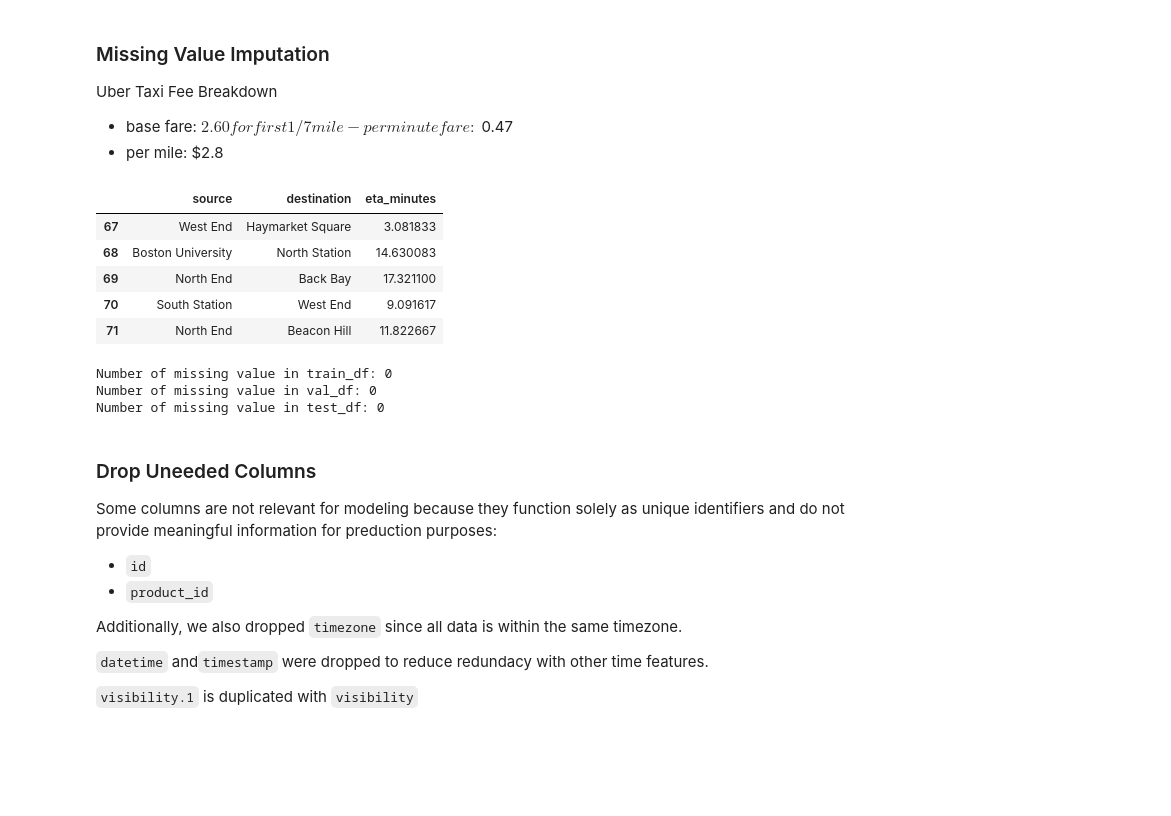
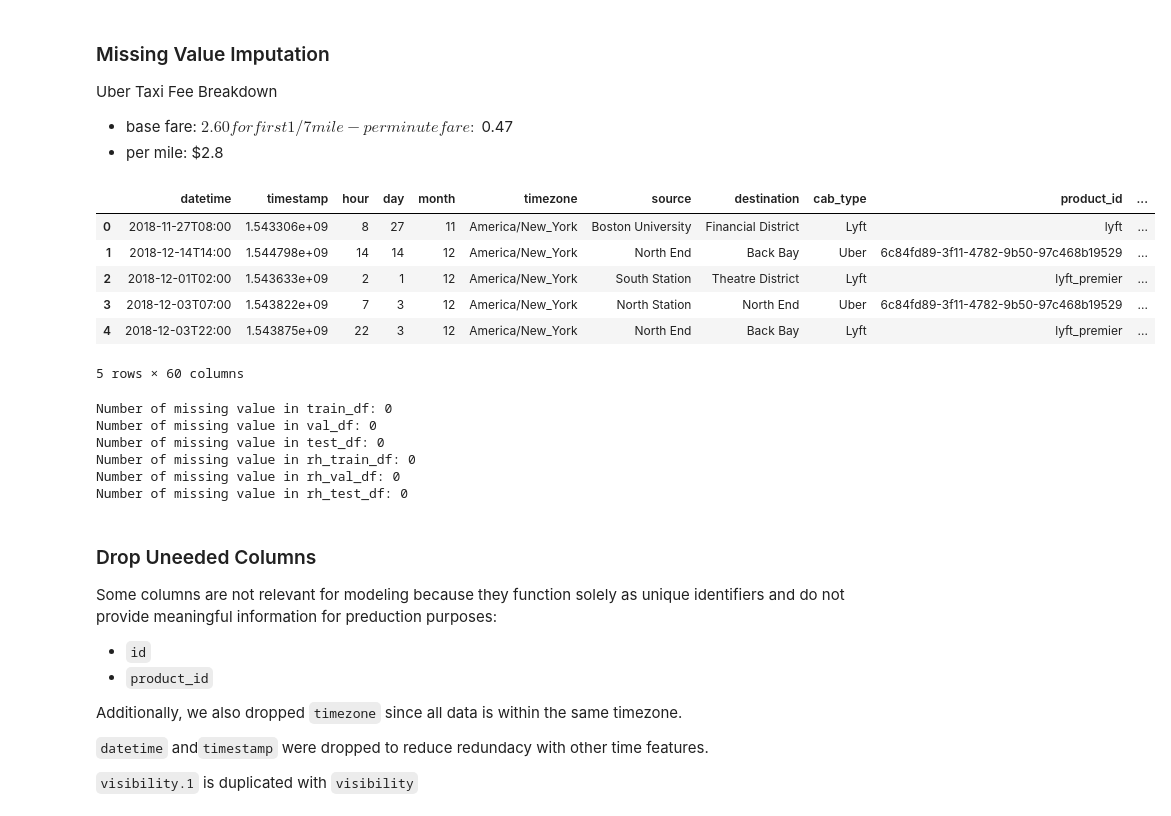
Before and after one commit to carrieyxia/ADAN8888.01_Fall_24_Applied_Analytics_Project, a Jupyter notebook: notebooks/week10_notebook.ipynb, the cells around one changed output. Saved outputs shown, nothing was run; the diff lists cells and outputs as text; code cells hidden in the pictures; blank space fills up the shorter version.

```diff
--- a/notebooks/week10_notebook.ipynb
+++ b/notebooks/week10_notebook.ipynb
@@ -213,6 +213,16 @@ def add_time_features(df):
 train_df = add_time_features(train_df)
 val_df = add_time_features(val_df)
 test_df = add_time_features(test_df)
+# %%
+def shift_dt(df):
+    df['datetime'] = pd.to_datetime(df['datetime']).dt.floor('h')
+    df['datetime'] = df['datetime'].dt.strftime('%Y-%m-%dT%H:00')
+
+    return df
+# %%
+train_df = shift_dt(train_df)
+val_df = shift_dt(val_df)
+test_df = shift_dt(test_df)
 # %% [markdown]
 ## Data Preprocessing
 Since we conducted feature engineering on the original data before preprocessing, we will run the pipeline again to get the prepare the data for modeling
@@ -231,27 +241,38 @@ def taxi_price_calculator(distance, time):
     return price
 # %%
 rides_with_eta = os.path.join(interim_data_folder, "rides_with_etas.csv")
-
+rides_with_eta_rh = os.path.join(interim_data_folder, "rides_with_etas_rush_hour.csv")
 time_df = pd.read_csv(rides_with_eta)
+rh_time_df = pd.read_parquet(rides_with_eta_rh)
-# %%
-time_df.tail()
-# %% [output]
-|  | source | destination | eta_minutes |
-| 67 | West End | Haymarket Square | 3.081833 |
-| 68 | Boston University | North Station | 14.630083 |
-| 69 | North End | Back Bay | 17.321100 |
-| 70 | South Station | West End | 9.091617 |
-| 71 | North End | Beacon Hill | 11.822667 |
 # %%
-def calculate_taxi_price(df: pd.DataFrame, time_df: pd.DataFrame) -> pd.DataFrame:
-    df = pd.merge(df, time_df, on=['source', 'destination'], how = 'left')
-    df.loc[df['name'] == 'Taxi', 'price'] = df.loc[df['name']== 'Taxi'].apply(lambda row: taxi_price_calculator(row['distance'], row['eta_minutes']), axis = 1)
+def calculate_taxi_price(df: pd.DataFrame, time_df: pd.DataFrame, rush_hour = False) -> pd.DataFrame:
+    if rush_hour:
+         df = pd.merge(df, time_df, on=['source', 'destination', 'datetime'], how = 'left')
+         df.loc[df['name'] == 'Taxi', 'price'] = df.loc[df['name']== 'Taxi'].apply(lambda row: taxi_price_calculator(row['distance'], row['eta_minutes']), axis = 1)
+    else:
+        df = pd.merge(df, time_df, on=['source', 'destination'], how = 'left')
+        df.loc[df['name'] == 'Taxi', 'price'] = df.loc[df['name']== 'Taxi'].apply(lambda row: taxi_price_calculator(row['distance'], row['eta_minutes']), axis = 1)
 
     return df
 
-train_df = calculate_taxi_price(train_df, time_df)
-val_df = calculate_taxi_price(val_df, time_df)
-test_df = calculate_taxi_price(test_df, time_df)
+
+rh_train_df = calculate_taxi_price(train_df, rh_time_df, rush_hour=True)
+rh_val_df = calculate_taxi_price(val_df, rh_time_df, rush_hour=True)
+rh_test_df = calculate_taxi_price(test_df, rh_time_df, rush_hour=True)
+
+train_df = calculate_taxi_price(train_df, time_df, rush_hour=False)
+val_df = calculate_taxi_price(val_df, time_df, rush_hour=False)
+test_df = calculate_taxi_price(test_df, time_df, rush_hour=False)
+# %%
+rh_train_df.head()
+# %% [output]
+|  | datetime | timestamp | hour | day | month | timezone | source | destination | cab_type | product_id | ... |
+| 0 | 2018-11-27T08:00 | 1.543306e+09 | 8 | 27 | 11 | America/New_York | Boston University | Financial District | Lyft | lyft | ... |
+| 1 | 2018-12-14T14:00 | 1.544798e+09 | 14 | 14 | 12 | America/New_York | North End | Back Bay | Uber | 6c84fd89-3f11-4782-9b50-97c468b19529 | ... |
+| 2 | 2018-12-01T02:00 | 1.543633e+09 | 2 | 1 | 12 | America/New_York | South Station | Theatre District | Lyft | lyft_premier | ... |
+| 3 | 2018-12-03T07:00 | 1.543822e+09 | 7 | 3 | 12 | America/New_York | North Station | North End | Uber | 6c84fd89-3f11-4782-9b50-97c468b19529 | ... |
+| 4 | 2018-12-03T22:00 | 1.543875e+09 | 22 | 3 | 12 | America/New_York | North End | Back Bay | Lyft | lyft_premier | ... |
+5 rows × 60 columns
 # %%
 train_na = train_df[train_df['name']=="Taxi"]['price'].isnull().sum()
 val_na = val_df[val_df['name']=="Taxi"]['price'].isnull().sum()
@@ -259,10 +280,19 @@ test_na = test_df[test_df['name']=="Taxi"]['price'].isnull().sum()
 print(f'Number of missing value in train_df: {test_na}')
 print(f'Number of missing value in val_df: {val_na}')
 print(f'Number of missing value in test_df: {test_na}')
+rh_train_na = rh_train_df[rh_train_df['name']=="Taxi"]['price'].isnull().sum()
+rh_val_na = rh_val_df[rh_val_df['name']=="Taxi"]['price'].isnull().sum()
+rh_test_na = rh_test_df[rh_test_df['name']=="Taxi"]['price'].isnull().sum()
+print(f'Number of missing value in rh_train_df: {rh_train_na}')
+print(f'Number of missing value in rh_val_df: {rh_val_na}')
+print(f'Number of missing value in rh_test_df: {rh_test_na}')
 # %% [output]
 Number of missing value in train_df: 0
 Number of missing value in val_df: 0
 Number of missing value in test_df: 0
+Number of missing value in rh_train_df: 0
+Number of missing value in rh_val_df: 0
+Number of missing value in rh_test_df: 0
 # %% [markdown]
 ### Drop Uneeded Columns
 Some columns are not relevant for modeling because they function solely as unique identifiers and do not provide meaningful information for preduction purposes:
```
Also changed, not shown: parts of 16 cells of this notebook, 2 other files.
